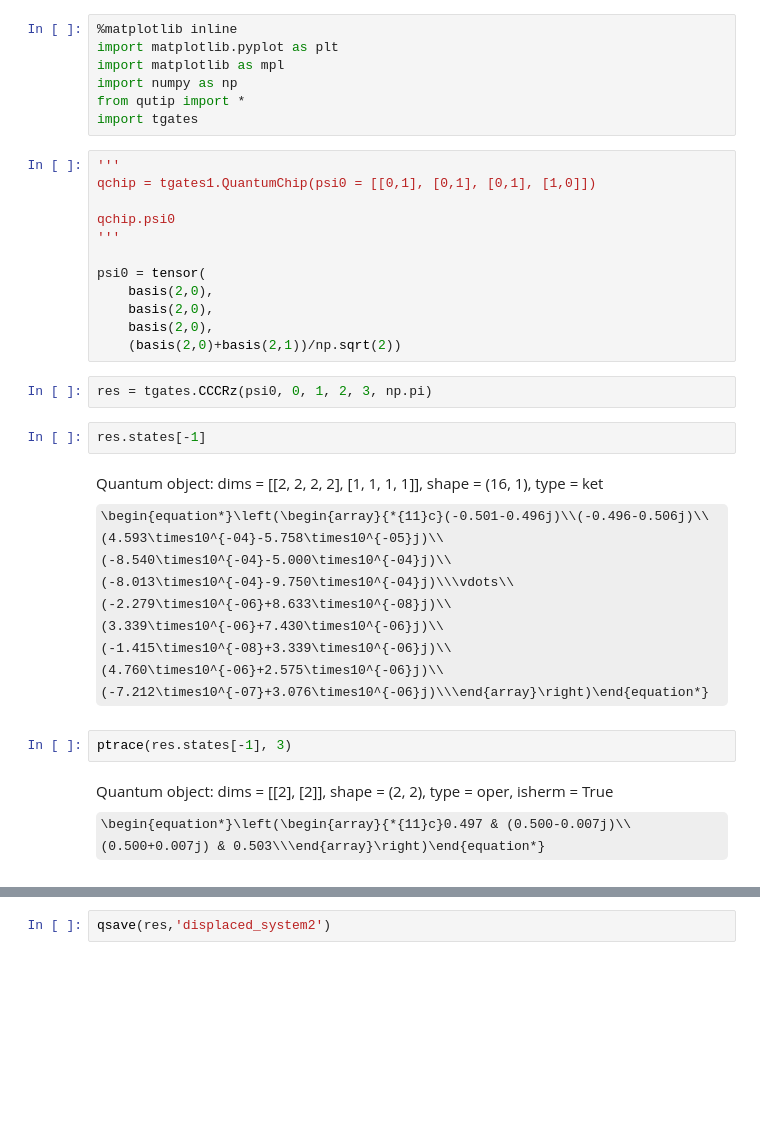
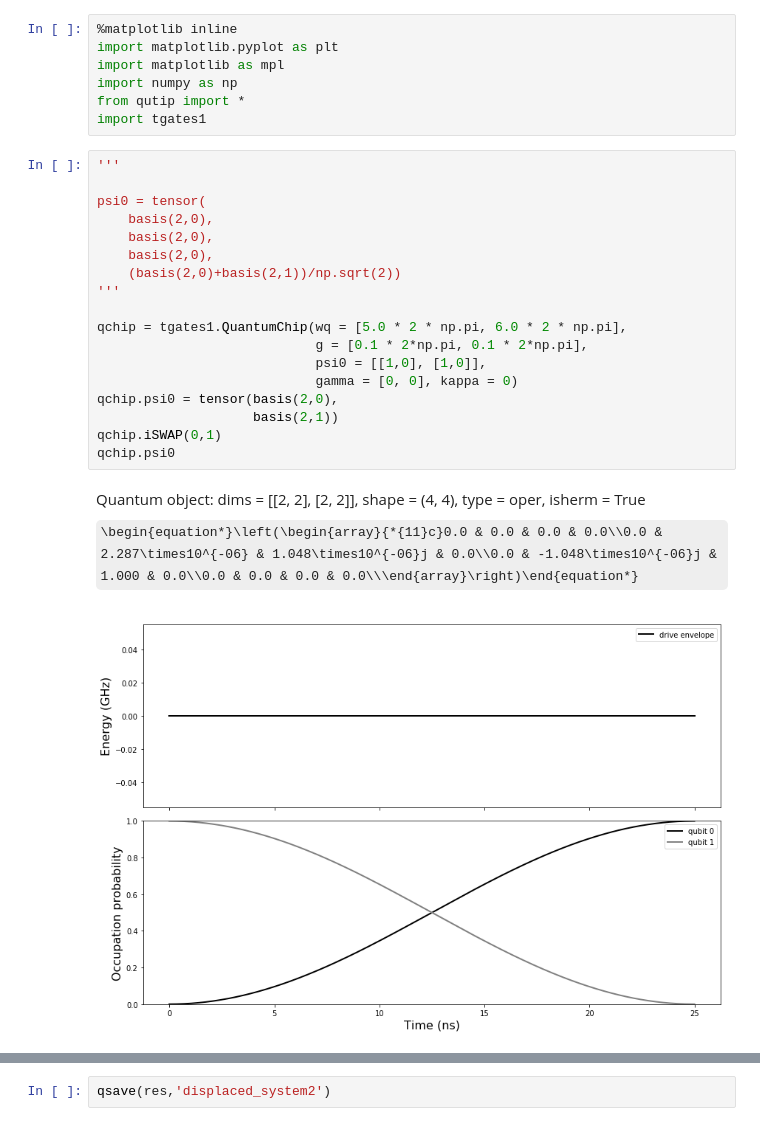
Before and after one commit to mcasanova1445/transmon-thesis, a Jupyter notebook: Test.ipynb, the cells around one changed output, grey strips where cells are left out. Drawn from its saved outputs; the diff is of its cells as text; some formulas as TeX source; blank space fills up the shorter version.

```diff
--- a/Test.ipynb
+++ b/Test.ipynb
@@ -4,26 +4,25 @@ import matplotlib.pyplot as plt
 import matplotlib as mpl
 import numpy as np
 from qutip import *
-import tgates
+import tgates1
-# %%
-'''
-qchip = tgates1.QuantumChip(psi0 = [[0,1], [0,1], [0,1], [1,0]])
-
-qchip.psi0
-'''
-
-psi0 = tensor(
-    basis(2,0),
-    basis(2,0),
-    basis(2,0),
-    (basis(2,0)+basis(2,1))/np.sqrt(2))
-# %%
-res = tgates.CCCRz(psi0, 0, 1, 2, 3, np.pi)
-# %%
-res.states[-1]
-# %% [output]
-Quantum object: dims = [[2, 2, 2, 2], [1, 1, 1, 1]], shape = (16, 1), type = ket\begin{equation*}\left(\begin{array}{*{11}c}(-0.501-0.496j)\\(-0.496-0.506j)\\(4.593\times10^{-04}-5.758\times10^{-05}j)\\(-8.540\times10^{-04}-5.000\times10^{-04}j)\\(-8.013\times10^{-04}-9.750\times10^{-04}j)\\\vdots\\(-2.279\times10^{-06}+8.633\times10^{-08}j)\\(3.339\times10^{-06}+7.430\times10^{-06}j)\\(-1.415\times10^{-08}+3.339\times10^{-06}j)\\(4.760\times10^{-06}+2.575\times10^{-06}j)\\(-7.212\times10^{-07}+3.076\times10^{-06}j)\\\end{array}\right)\end{equation*}
-# %%
-ptrace(res.states[-1], 3)
-# %% [output]
-Quantum object: dims = [[2], [2]], shape = (2, 2), type = oper, isherm = True\begin{equation*}\left(\begin{array}{*{11}c}0.497 & (0.500-0.007j)\\(0.500+0.007j) & 0.503\\\end{array}\right)\end{equation*}
+# %%
+'''
+
+psi0 = tensor(
+    basis(2,0),
+    basis(2,0),
+    basis(2,0),
+    (basis(2,0)+basis(2,1))/np.sqrt(2))
+'''
+
+qchip = tgates1.QuantumChip(wq = [5.0 * 2 * np.pi, 6.0 * 2 * np.pi],
+                            g = [0.1 * 2*np.pi, 0.1 * 2*np.pi],
+                            psi0 = [[1,0], [1,0]],
+                            gamma = [0, 0], kappa = 0)
+qchip.psi0 = tensor(basis(2,0),
+                    basis(2,1))
+qchip.iSWAP(0,1)
+qchip.psi0
+# %% [output]
+Quantum object: dims = [[2, 2], [2, 2]], shape = (4, 4), type = oper, isherm = True\begin{equation*}\left(\begin{array}{*{11}c}0.0 & 0.0 & 0.0 & 0.0\\0.0 & 2.287\times10^{-06} & 1.048\times10^{-06}j & 0.0\\0.0 & -1.048\times10^{-06}j & 1.000 & 0.0\\0.0 & 0.0 & 0.0 & 0.0\\\end{array}\right)\end{equation*}
+[figure, added]
```
Also changed, not shown: parts of 13 cells of this notebook, 13 other files.
